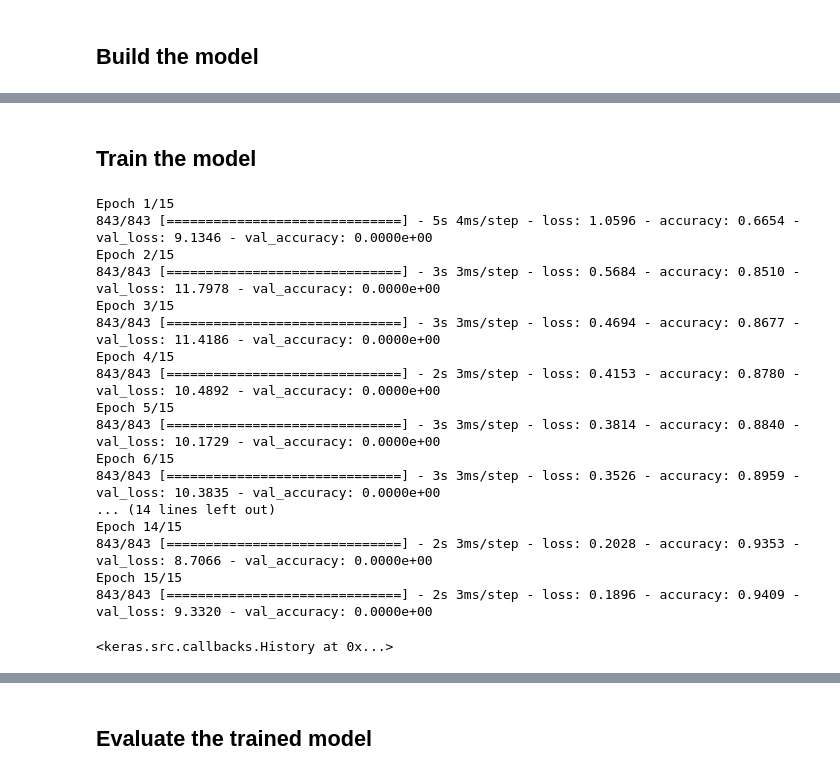
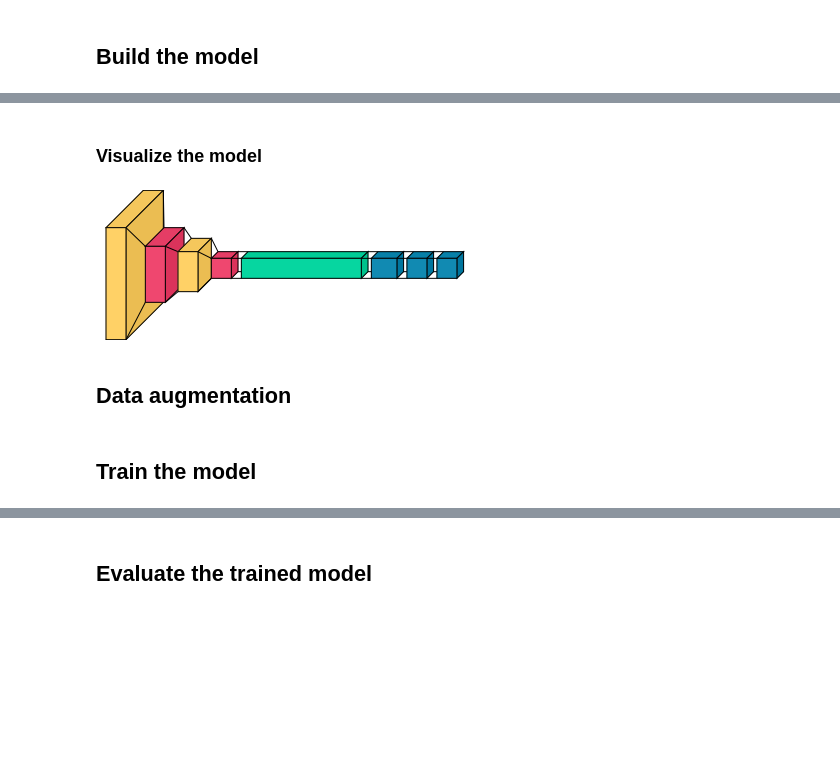
Before and after one commit to M2-BDIA/machine-learning-letter-classification, a Jupyter notebook: letter_classification.ipynb, the cells around one changed output, grey strips where cells are left out. Drawn from its saved outputs; the diff is of its cells as text; code cells hidden in the pictures; blank space fills up the shorter version.

Commit message:
Visualize the model and the confusion matrix

```diff
--- a/letter_classification.ipynb
+++ b/letter_classification.ipynb
@@ -149,8 +165,26 @@ def build_model_LeNet_new():
     model.add(Dense(units=num_classes, activation = 'softmax'))
 
     return model
+# %%
+def build_model_LeNet_best():
+    # LeNet-5 architecture found in a paper
+    model = Sequential()
+
+    model.add(Conv2D(filters=32, kernel_size=(5, 5), padding='same', activation='relu', input_shape=input_shape))
+    model.add(MaxPooling2D(strides=2))
+
+    model.add(Conv2D(filters=48, kernel_size=(5, 5), padding='valid', activation='relu'))
+    model.add(MaxPooling2D(strides=2))
+
+    model.add(Flatten())
+
+    model.add(Dense(units=256, activation='relu'))
+    model.add(Dense(units=84, activation='relu'))
+    model.add(Dense(units=num_classes, activation = 'softmax'))
+
+    return model
 # %%
 # get the model
-model = build_model_LeNet_new()
+model = build_model_LeNet_best()
 model.summary()
 # %% [output]
@@ -159,6 +209,14 @@ NameError: name 'build_model_LeNet_new' is not defined
 # Compile the model
 model.compile(
     loss="categorical_crossentropy",
-    optimizer="rmsprop",
+    optimizer="adam",
     metrics=["accuracy"]
 )
+# %% [markdown]
+### Visualize the model
+# %%
+vk.layered_view(model)
+# %% [output]
+[figure, added]
+# %% [markdown]
+## Data augmentation
@@ -165,23 +230,2 @@ model.compile(
 # %% [markdown]
 ## Train the model
-# %%
-model.fit(x_train, y_train, batch_size=batch_size, epochs=epochs, validation_split=0.1)
-# %% [output]
-Epoch 1/15
-843/843 [==============================] - 5s 4ms/step - loss: 1.0596 - accuracy: 0.6654 - val_loss: 9.1346 - val_accuracy: 0.0000e+00
-Epoch 2/15
-843/843 [==============================] - 3s 3ms/step - loss: 0.5684 - accuracy: 0.8510 - val_loss: 11.7978 - val_accuracy: 0.0000e+00
-Epoch 3/15
-843/843 [==============================] - 3s 3ms/step - loss: 0.4694 - accuracy: 0.8677 - val_loss: 11.4186 - val_accuracy: 0.0000e+00
-Epoch 4/15
-843/843 [==============================] - 2s 3ms/step - loss: 0.4153 - accuracy: 0.8780 - val_loss: 10.4892 - val_accuracy: 0.0000e+00
-Epoch 5/15
-843/843 [==============================] - 3s 3ms/step - loss: 0.3814 - accuracy: 0.8840 - val_loss: 10.1729 - val_accuracy: 0.0000e+00
-Epoch 6/15
-843/843 [==============================] - 3s 3ms/step - loss: 0.3526 - accuracy: 0.8959 - val_loss: 10.3835 - val_accuracy: 0.0000e+00
-... (14 lines left out)
-Epoch 14/15
-843/843 [==============================] - 2s 3ms/step - loss: 0.2028 - accuracy: 0.9353 - val_loss: 8.7066 - val_accuracy: 0.0000e+00
-Epoch 15/15
-843/843 [==============================] - 2s 3ms/step - loss: 0.1896 - accuracy: 0.9409 - val_loss: 9.3320 - val_accuracy: 0.0000e+00
-<keras.src.callbacks.History at 0x...>
```
Also changed, not shown: parts of 16 cells of this notebook.
